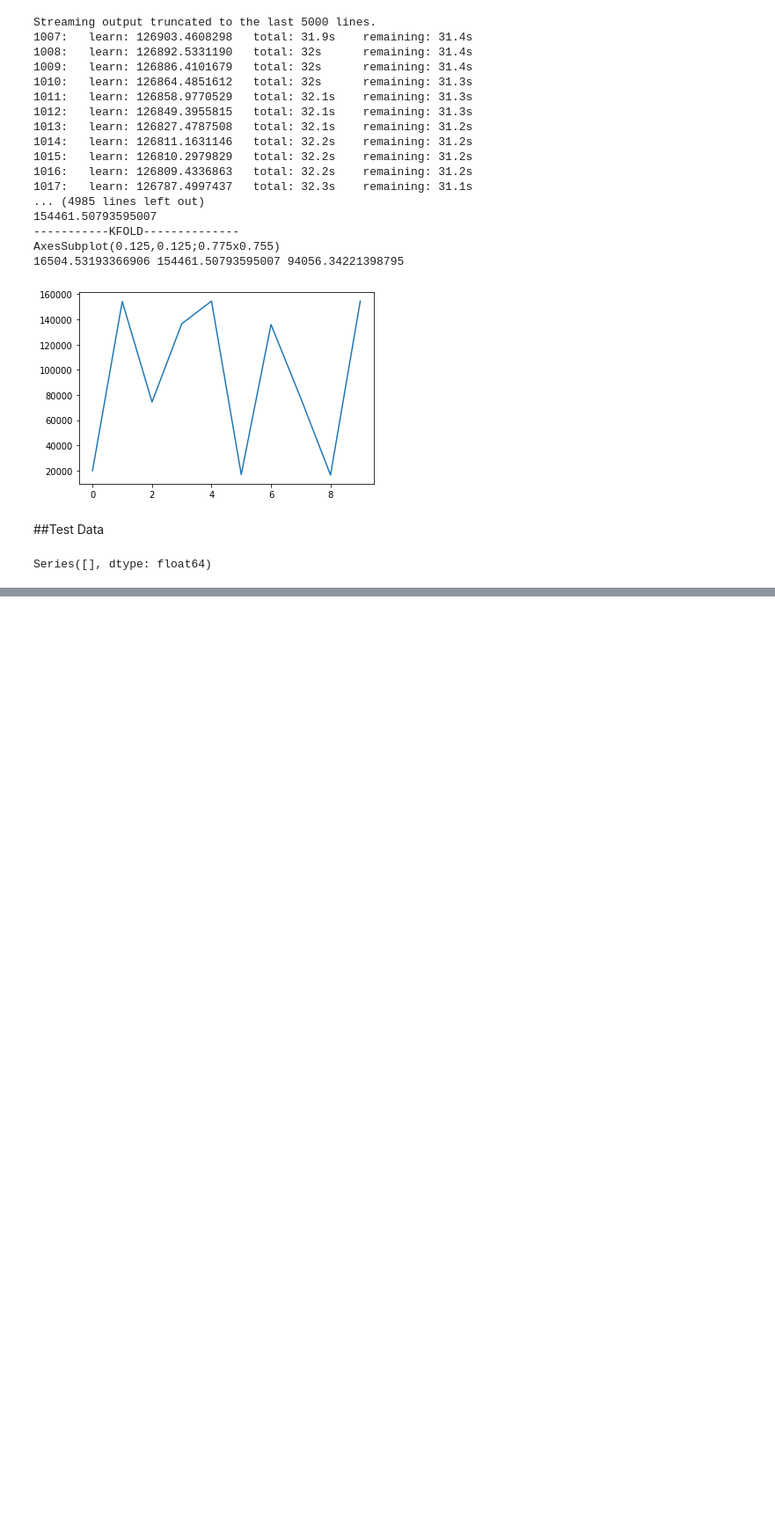
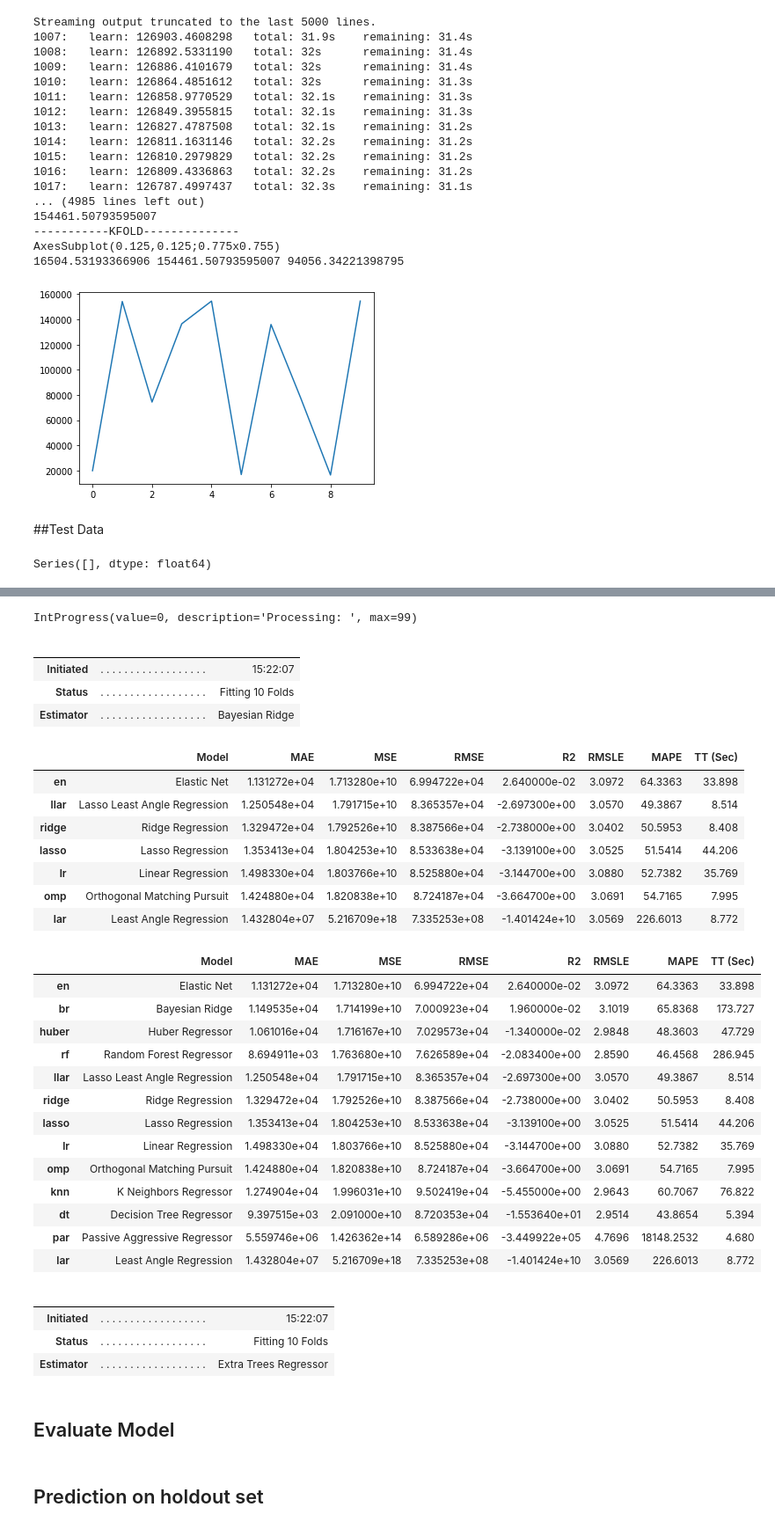
Before and after one commit to plaban1981/Dphi_hackathon, a Jupyter notebook: Data_Sprint_23_Used_Cars_Prices.ipynb, the cells around one changed output, grey strips where cells are left out. Shown: that part at 88% size. Drawn from its saved outputs; the diff is of its cells as text; code cells hidden in the pictures; blank space fills up the shorter version.

```diff
--- a/Data_Sprint_23_Used_Cars_Prices.ipynb
+++ b/Data_Sprint_23_Used_Cars_Prices.ipynb
@@ -401,0 +465,36 @@ res.to_csv("submission_catboost2.csv",index=False) # the csv file will be saved
+# %%
+top3 = compare_models(n_select = 3)
+# %% [output]
+IntProgress(value=0, description='Processing: ', max=99)
+|  |  |  |
+|  |  |  |
+| Initiated | . . . . . . . . . . . . . . . . . . | 15:22:07 |
+| Status | . . . . . . . . . . . . . . . . . . | Fitting 10 Folds |
+| Estimator | . . . . . . . . . . . . . . . . . . | Bayesian Ridge |
+|  | Model | MAE | MSE | RMSE | R2 | RMSLE | MAPE | TT (Sec) |
+| en | Elastic Net | 1.131272e+04 | 1.713280e+10 | 6.994722e+04 | 2.640000e-02 | 3.0972 | 64.3363 | 33.898 |
+| llar | Lasso Least Angle Regression | 1.250548e+04 | 1.791715e+10 | 8.365357e+04 | -2.697300e+00 | 3.0570 | 49.3867 | 8.514 |
+| ridge | Ridge Regression | 1.329472e+04 | 1.792526e+10 | 8.387566e+04 | -2.738000e+00 | 3.0402 | 50.5953 | 8.408 |
+| lasso | Lasso Regression | 1.353413e+04 | 1.804253e+10 | 8.533638e+04 | -3.139100e+00 | 3.0525 | 51.5414 | 44.206 |
+| lr | Linear Regression | 1.498330e+04 | 1.803766e+10 | 8.525880e+04 | -3.144700e+00 | 3.0880 | 52.7382 | 35.769 |
+| omp | Orthogonal Matching Pursuit | 1.424880e+04 | 1.820838e+10 | 8.724187e+04 | -3.664700e+00 | 3.0691 | 54.7165 | 7.995 |
+| lar | Least Angle Regression | 1.432804e+07 | 5.216709e+18 | 7.335253e+08 | -1.401424e+10 | 3.0569 | 226.6013 | 8.772 |
+|  | Model | MAE | MSE | RMSE | R2 | RMSLE | MAPE | TT (Sec) |
+| en | Elastic Net | 1.131272e+04 | 1.713280e+10 | 6.994722e+04 | 2.640000e-02 | 3.0972 | 64.3363 | 33.898 |
+| br | Bayesian Ridge | 1.149535e+04 | 1.714199e+10 | 7.000923e+04 | 1.960000e-02 | 3.1019 | 65.8368 | 173.727 |
+| huber | Huber Regressor | 1.061016e+04 | 1.716167e+10 | 7.029573e+04 | -1.340000e-02 | 2.9848 | 48.3603 | 47.729 |
+| rf | Random Forest Regressor | 8.694911e+03 | 1.763680e+10 | 7.626589e+04 | -2.083400e+00 | 2.8590 | 46.4568 | 286.945 |
+| llar | Lasso Least Angle Regression | 1.250548e+04 | 1.791715e+10 | 8.365357e+04 | -2.697300e+00 | 3.0570 | 49.3867 | 8.514 |
+| ridge | Ridge Regression | 1.329472e+04 | 1.792526e+10 | 8.387566e+04 | -2.738000e+00 | 3.0402 | 50.5953 | 8.408 |
+| lasso | Lasso Regression | 1.353413e+04 | 1.804253e+10 | 8.533638e+04 | -3.139100e+00 | 3.0525 | 51.5414 | 44.206 |
+| lr | Linear Regression | 1.498330e+04 | 1.803766e+10 | 8.525880e+04 | -3.144700e+00 | 3.0880 | 52.7382 | 35.769 |
+| omp | Orthogonal Matching Pursuit | 1.424880e+04 | 1.820838e+10 | 8.724187e+04 | -3.664700e+00 | 3.0691 | 54.7165 | 7.995 |
+| knn | K Neighbors Regressor | 1.274904e+04 | 1.996031e+10 | 9.502419e+04 | -5.455000e+00 | 2.9643 | 60.7067 | 76.822 |
+| dt | Decision Tree Regressor | 9.397515e+03 | 2.091000e+10 | 8.720353e+04 | -1.553640e+01 | 2.9514 | 43.8654 | 5.394 |
+| par | Passive Aggressive Regressor | 5.559746e+06 | 1.426362e+14 | 6.589286e+06 | -3.449922e+05 | 4.7696 | 18148.2532 | 4.680 |
+| lar | Least Angle Regression | 1.432804e+07 | 5.216709e+18 | 7.335253e+08 | -1.401424e+10 | 3.0569 | 226.6013 | 8.772 |
+|  |  |  |
+|  |  |  |
+| Initiated | . . . . . . . . . . . . . . . . . . | 15:22:07 |
+| Status | . . . . . . . . . . . . . . . . . . | Fitting 10 Folds |
+| Estimator | . . . . . . . . . . . . . . . . . . | Extra Trees Regressor |
@@ -401,0 +503,2 @@ res.to_csv("submission_catboost2.csv",index=False) # the csv file will be saved
+# %% [markdown]
+## Evaluate Model
@@ -401,0 +507,2 @@ res.to_csv("submission_catboost2.csv",index=False) # the csv file will be saved
+# %% [markdown]
+## Prediction on holdout set
```
Also changed, not shown: parts of 14 cells of this notebook.
